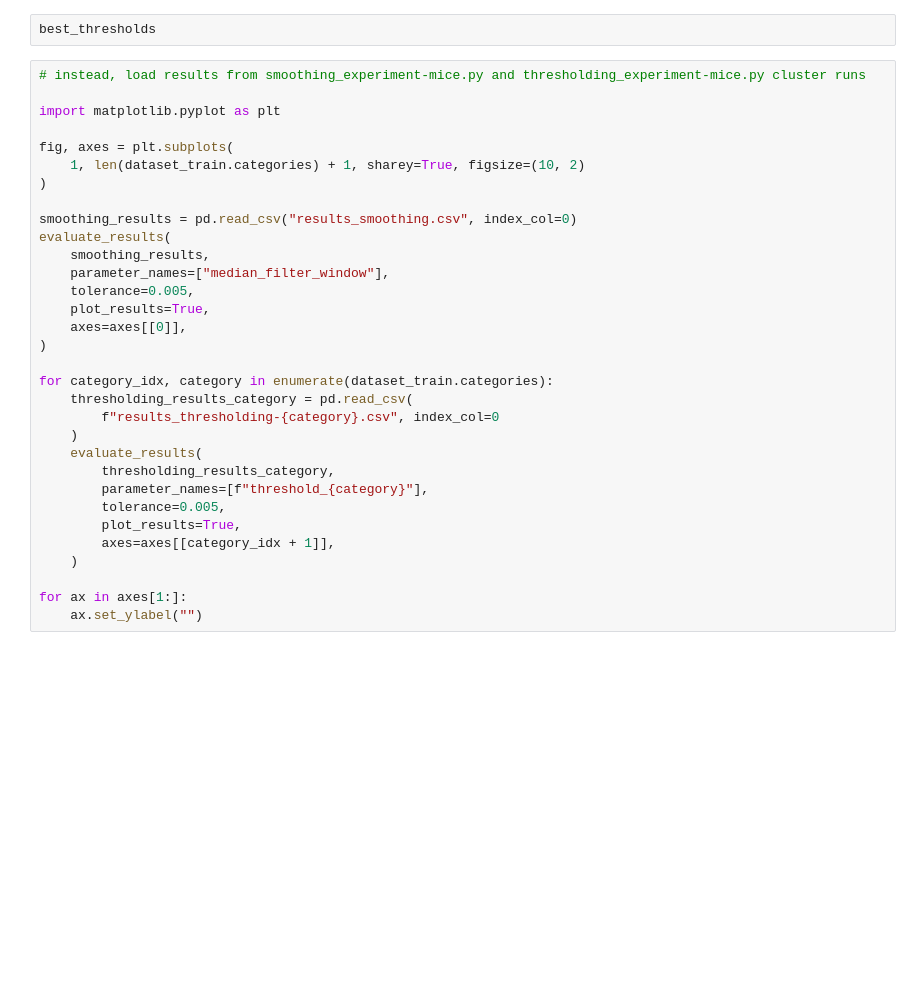
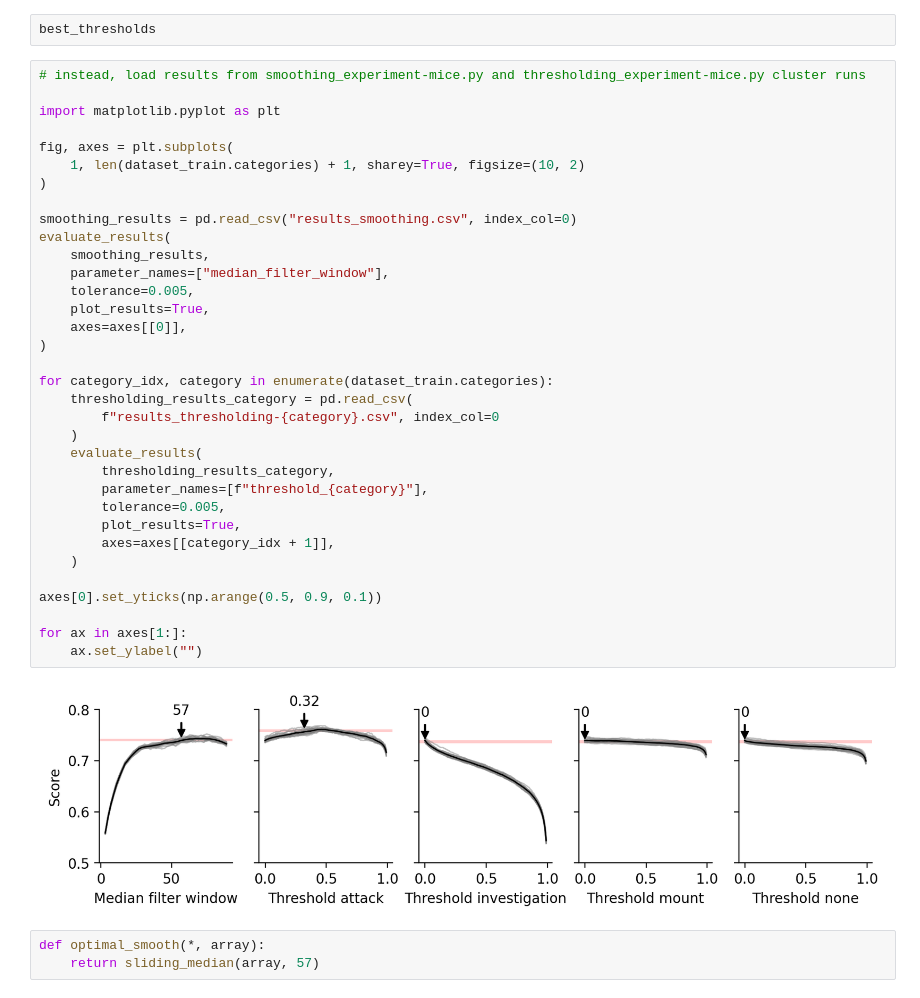
Before and after one commit to pnuehrenberg/vassi, a Jupyter notebook: examples/CALMS21/classification.ipynb, the cells around one changed output. Cells and saved outputs as stored; diff of their text form; blank space fills up the shorter version.

```diff
--- a/examples/CALMS21/classification.ipynb
+++ b/examples/CALMS21/classification.ipynb
@@ -156,32 +159,39 @@ best_thresholds
 
 import matplotlib.pyplot as plt
 
 fig, axes = plt.subplots(
     1, len(dataset_train.categories) + 1, sharey=True, figsize=(10, 2)
 )
 
 smoothing_results = pd.read_csv("results_smoothing.csv", index_col=0)
 evaluate_results(
     smoothing_results,
     parameter_names=["median_filter_window"],
     tolerance=0.005,
     plot_results=True,
     axes=axes[[0]],
 )
 
 for category_idx, category in enumerate(dataset_train.categories):
     thresholding_results_category = pd.read_csv(
         f"results_thresholding-{category}.csv", index_col=0
     )
     evaluate_results(
         thresholding_results_category,
         parameter_names=[f"threshold_{category}"],
         tolerance=0.005,
         plot_results=True,
         axes=axes[[category_idx + 1]],
     )
 
+axes[0].set_yticks(np.arange(0.5, 0.9, 0.1))
+
 for ax in axes[1:]:
     ax.set_ylabel("")
+# %% [output]
+[figure, added]
+# %%
+def optimal_smooth(*, array):
+    return sliding_median(array, 57)
 # %%
 k_fold_result = k_fold_predict(
```
Also changed, not shown: parts of 5 cells of this notebook, 12 other files.
